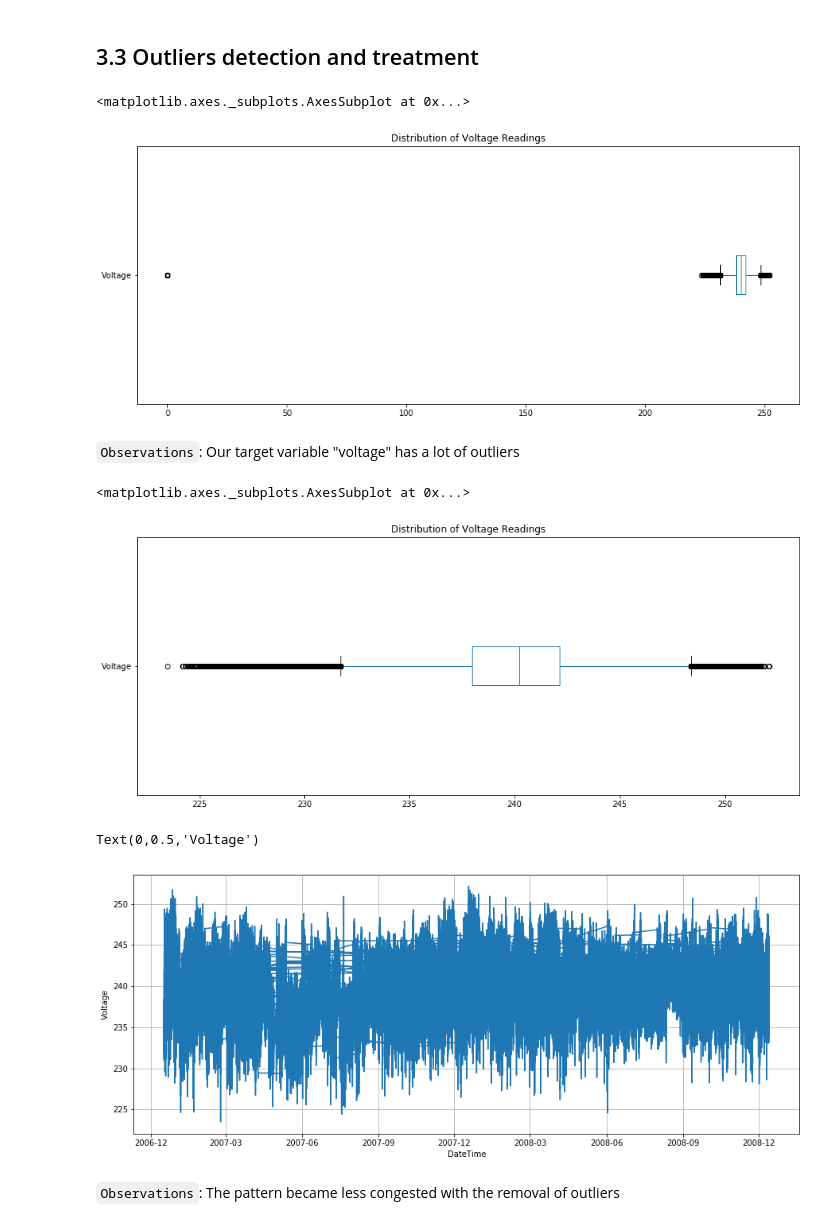
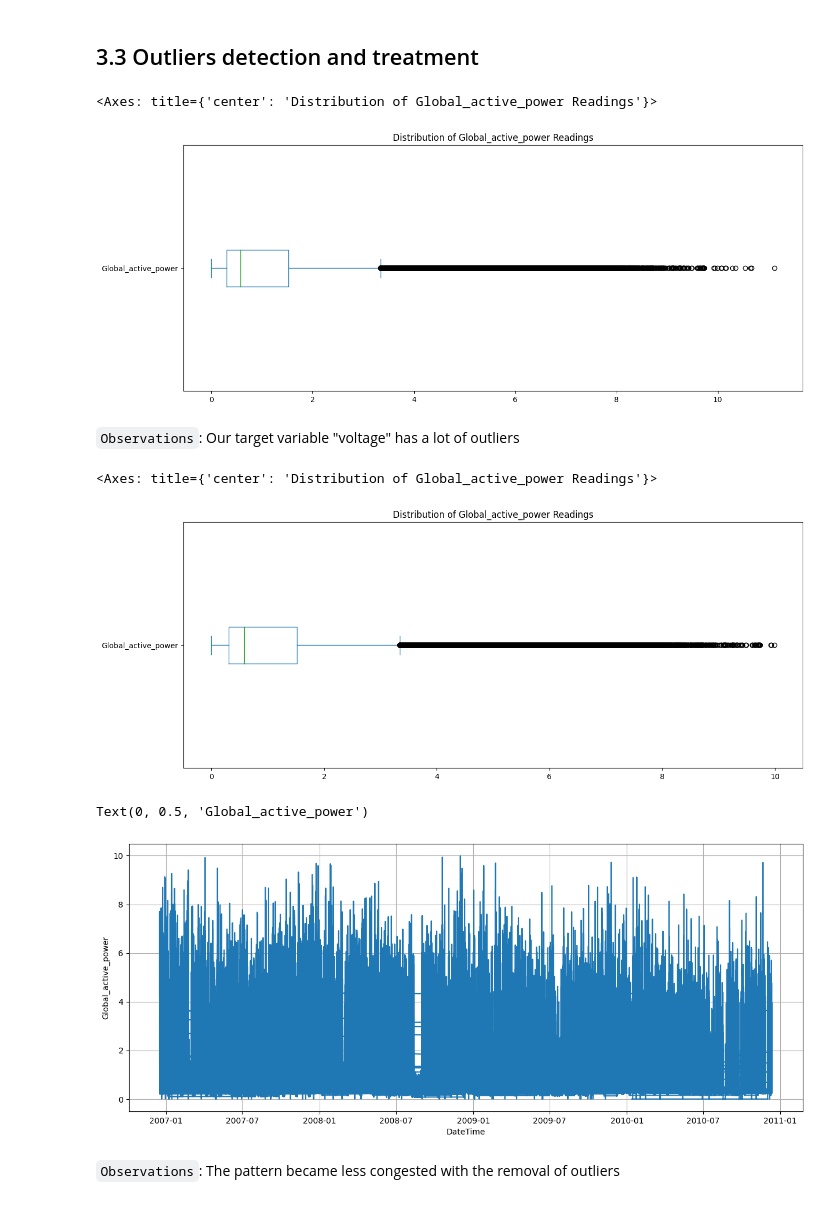
Before and after one commit to olusegunadelowo/Forecasting-Household-Electricity-Consumption-with-Time-Series-Model, a Jupyter notebook: Time_Series_Analysis_Electricity_Consumption.ipynb, the cells around one changed output. Cells and saved outputs as stored; diff of their text form; code cells hidden in the pictures.

```diff
--- a/Time_Series_Analysis_Electricity_Consumption.ipynb
+++ b/Time_Series_Analysis_Electricity_Consumption.ipynb
@@ -162,10 +166,10 @@ Text(0,0.5,'Voltage')
 # %%
 #create a boxplot to detect the presence of outliers
 fig, ax = plt.subplots(figsize=(15, 6))
-Energy_data["Voltage"].plot(kind="box" , vert = False, title = "Distribution of Voltage Readings" , ax = ax)
+Energy_data["Global_active_power"].plot(kind="box" , vert = False, title = "Distribution of Global_active_power Readings" , ax = ax)
 # %% [output]
-<matplotlib.axes._subplots.AxesSubplot at 0x...>
+<Axes: title={'center': 'Distribution of Global_active_power Readings'}>
-[figure, old version]
+[figure, new version]
 # %% [markdown]
 `Observations`: Our target variable "voltage" has a lot of outliers
 # %%
@@ -174,20 +178,20 @@ Energy_data = Energy_data[Energy_data["Voltage"] > 200]  #mask to remove outlier
 # %%
 #check if outliers have been removed
 fig, ax = plt.subplots(figsize=(15, 6))
-Energy_data["Voltage"].plot(kind="box" , vert = False, title = "Distribution of Voltage Readings" , ax = ax)
+Energy_data["Global_active_power"].plot(kind="box" , vert = False, title = "Distribution of Global_active_power Readings" , ax = ax)
 # %% [output]
-<matplotlib.axes._subplots.AxesSubplot at 0x...>
+<Axes: title={'center': 'Distribution of Global_active_power Readings'}>
-[figure, old version]
+[figure, new version]
 # %%
-#plot voltage against datetime after outlier removal
+#plot Global_active_power against datetime after outlier removal
 plt.figure(figsize=(15,6))
-plt.plot(Energy_data.index, Energy_data.Voltage)
+plt.plot(Energy_data.index, Energy_data.Global_active_power)
 plt.grid()
 plt.xlabel('DateTime')
-plt.ylabel('Voltage')
+plt.ylabel('Global_active_power')
 # %% [output]
-Text(0,0.5,'Voltage')
+Text(0, 0.5, 'Global_active_power')
-[figure, old version]
+[figure, new version]
 # %% [markdown]
 `Observations`: The pattern became less congested with the removal of outliers
 # %% [markdown]
```
Also changed, not shown: parts of 26 cells of this notebook.
